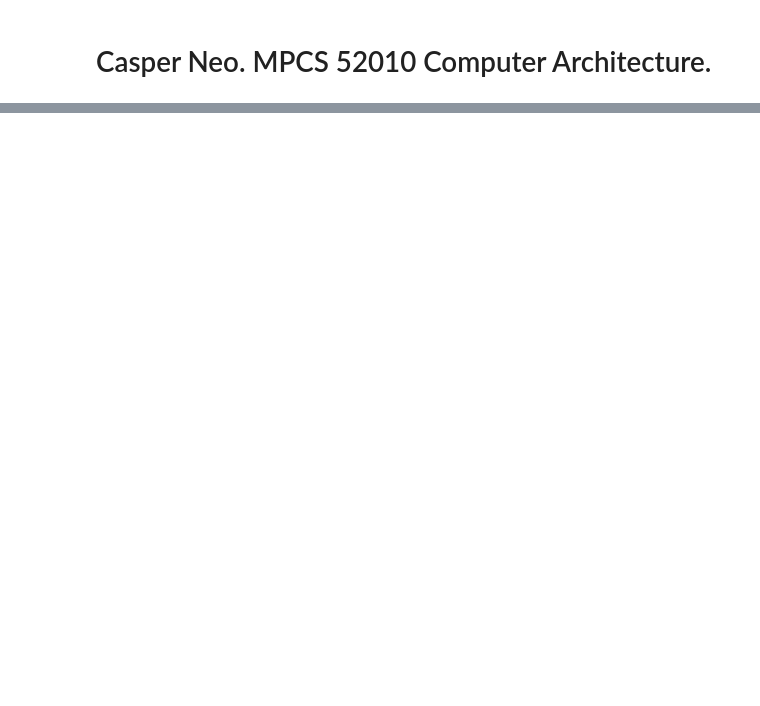
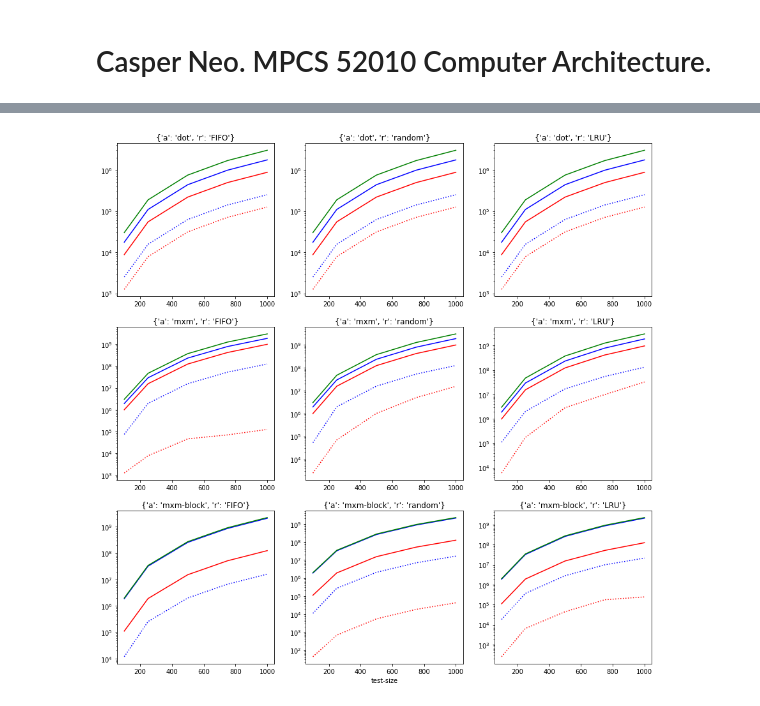
Before and after one commit to CasperN/mpcs_cache_emulator, a Jupyter notebook: analysis.ipynb, the cells around one changed output, grey strips where cells are left out. Cells and saved outputs as stored; diff of their text form; code cells hidden in the pictures; blank space fills up the shorter version.

```diff
--- a/analysis.ipynb
+++ b/analysis.ipynb
@@ -120,0 +102,4 @@ plt.show()
+# %%
+go("test-size",[100, 250, 500, 750, 1000],xlog=0)
+# %% [output]
+[figure, added]
```
Also changed, not shown: parts of 22 cells of this notebook, 5 other files.
